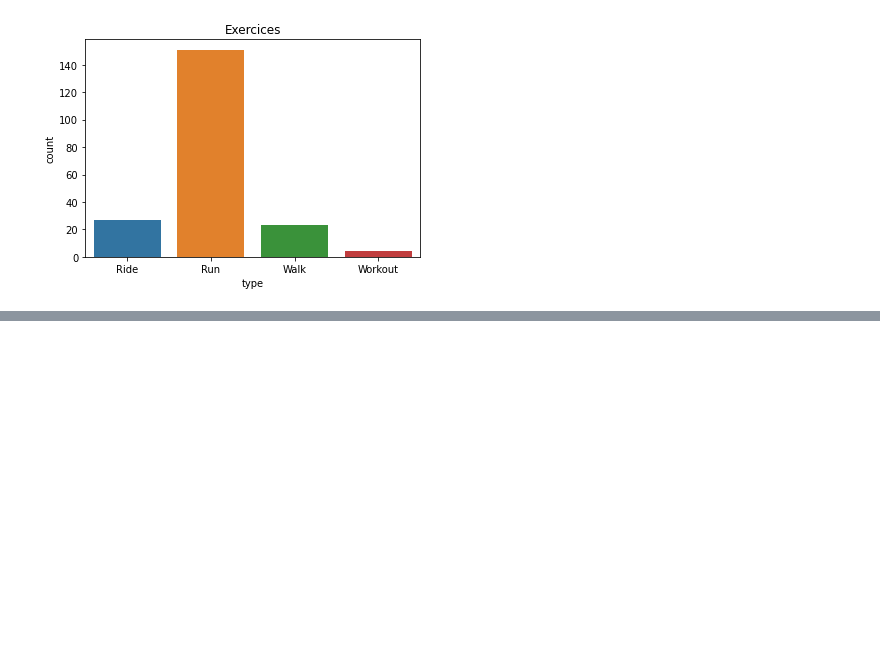
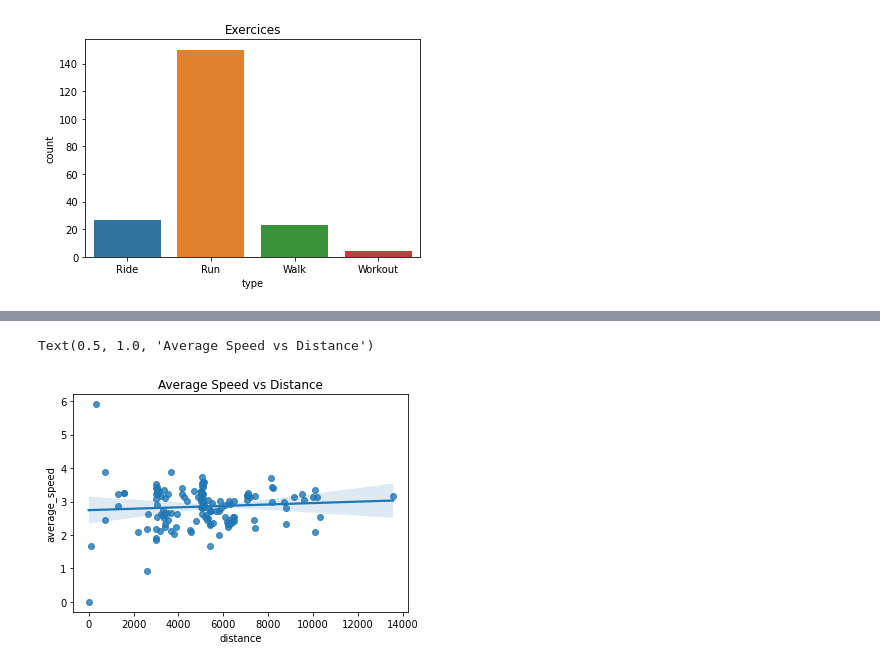
Before and after one commit to Lucs1590/strava-analysis, a Jupyter notebook: strava_analysis.ipynb, the cells around one changed output, grey strips where cells are left out. Drawn from its saved outputs; the diff is of its cells as text; code cells hidden in the pictures; blank space fills up the shorter version.

Commit message:
feat(strava_analysis.ipynb): add visualization

```diff
--- a/strava_analysis.ipynb
+++ b/strava_analysis.ipynb
@@ -129,6 +129,8 @@ df.head()
 | 202 | 2753233770 | Night Ride | 225.4 | 61 | 0.0 | Ride | -22.069931 | ... |
 | 201 | 2755746533 | Evening Ride | 203.7 | 62 | 0.0 | Ride | -22.070402 | ... |
 | 200 | 2755823383 | Evening Run | 421.4 | 4 | 0.0 | Run | -22.067112 | ... |
+# %%
+df = df.drop(df[df.average_speed > 30].index)
 # %% [markdown]
 ## Visualization
 # %%
@@ -150,0 +155,3 @@ fig
+# %%
+runs = df.loc[df['type'] == 'Run']
+runs
@@ -150,0 +172,5 @@ fig
+# %%
+sns.regplot(x='distance', y = 'average_speed', data=runs).set_title("Average Speed vs Distance")
+# %% [output]
+Text(0.5, 1.0, 'Average Speed vs Distance')
+[figure, added]
```
Also changed, not shown: parts of 12 cells of this notebook.
